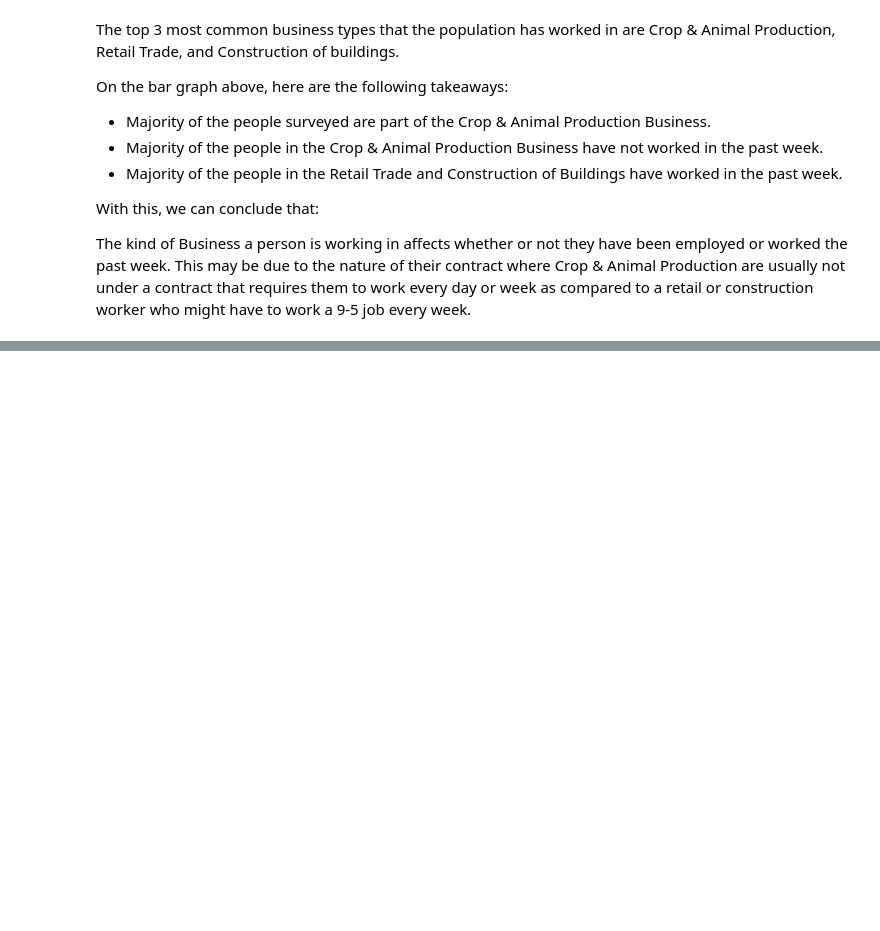
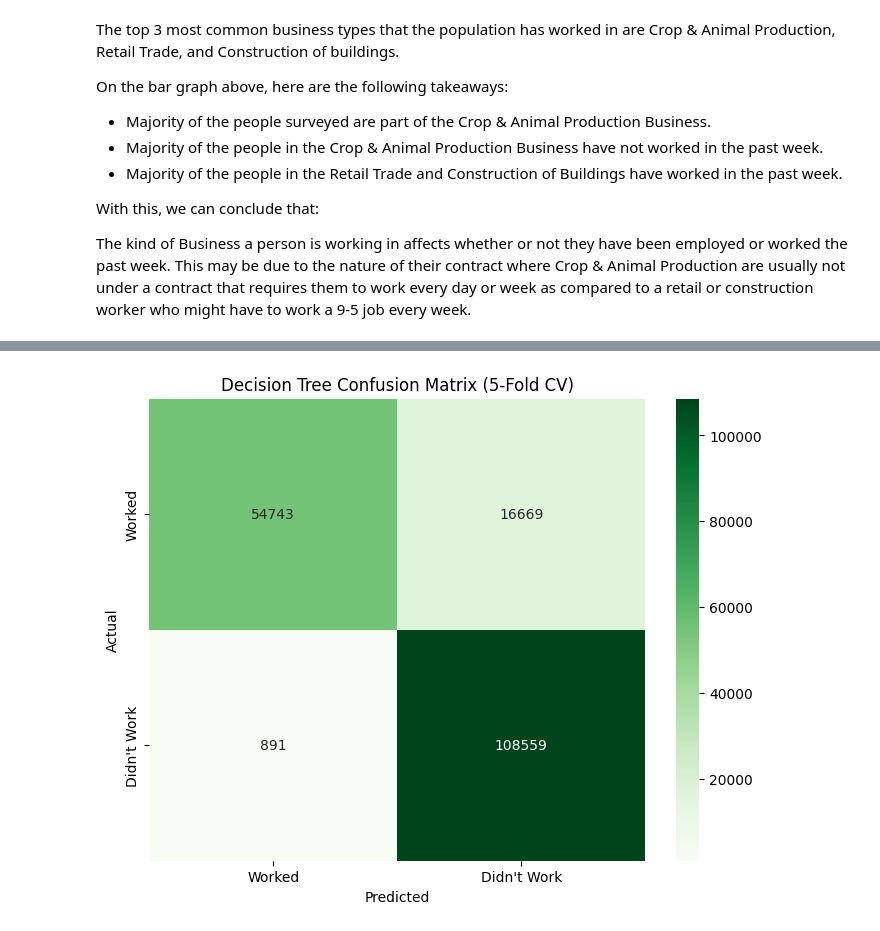
Before and after one commit to MatthewHeinz/STINTSY_MCO1, a Jupyter notebook: MCO1.ipynb, the cells around one changed output, grey strips where cells are left out. Cells and saved outputs as stored; diff of their text form; code cells hidden in the pictures; blank space fills up the shorter version.

```diff
--- a/MCO1.ipynb
+++ b/MCO1.ipynb
@@ -32,7 +32,7 @@ However, due to the survey only including participants from private households a
 import pandas as pd
 import numpy as np
 
-df = pd.read_csv("PHL-PSA-LFS-2016-Q2-PUF/LFS PUF April 2016.CSV")
+df = pd.read_csv("STINTSY_MCO1/PHL-PSA-LFS-2016-Q2-PUF/LFS PUF April 2016.CSV")
 
 display(df.head())
 display(df.info())
@@ -1152,0 +975,30 @@ visualizations.
+# %%
+# Prepare Dataset
+X_tree = cleaned_selected_df.drop('PUFC11_WORK', axis=1).values
+y_tree = cleaned_selected_df['PUFC11_WORK'].values
+
+# Normalize Data (optional for trees, but keeping consistency)
+scaler_tree = StandardScaler()
+X_scaled_tree = scaler_tree.fit_transform(X_tree)  # Fit on full dataset
+
+# Initialize Decision Tree Classifier
+tree_clf = DecisionTreeClassifier(random_state=41, max_depth=1, min_samples_split=2000, min_samples_leaf=500, max_features="sqrt", ccp_alpha=0.02)
+
+# 5-Fold Cross-Validation
+kf_tree = KFold(n_splits=5, shuffle=True, random_state=41)
+
+# Compute Both Training and Validation Accuracy for Each Fold
+cv_results_tree = cross_validate(tree_clf, X_scaled_tree, y_tree, cv=kf_tree, return_train_score=True, scoring='accuracy')
+
+train_scores_tree = cv_results_tree['train_score']
+val_scores_tree = cv_results_tree['test_score']
+
+# Generate Predictions using Cross-Validation
+y_pred_tree = cross_val_predict(tree_clf, X_scaled_tree, y_tree, cv=kf_tree)
+
+# Print Accuracy Results
+print("\n5-Fold Cross-Validation Results (Decision Tree Classifier)")
+print(f"Training Accuracy per fold: {train_scores_tree}")
+print(f"Testing Accuracy per fold: {val_scores_tree}")
+print(f"Mean Training Accuracy: {np.mean(train_scores_tree) * 100:.4f}%")
+print(f"Mean Testing Accuracy: {np.mean(val_scores_tree) * 100:.4f}%")
@@ -1152,0 +1261,14 @@ visualizations.
+# %%
+# Compute Confusion Matrix for Full Dataset (Using Cross-Val Predictions)
+cm_tree = confusion_matrix(y_tree, y_pred_tree)  # ✅ Matches 5-Fold CV setup
+class_labels = ["Worked", "Didn't Work"]
+
+# Plot Confusion Matrix
+plt.figure(figsize=(8,6))
+sns.heatmap(cm_tree, annot=True, fmt='d', cmap='Greens', xticklabels=class_labels, yticklabels=class_labels)
+plt.xlabel("Predicted")
+plt.ylabel("Actual")
+plt.title("Decision Tree Confusion Matrix (5-Fold CV)")
+plt.show()
+# %% [output]
+[figure, added]
```
Also changed, not shown: parts of 107 cells of this notebook.
